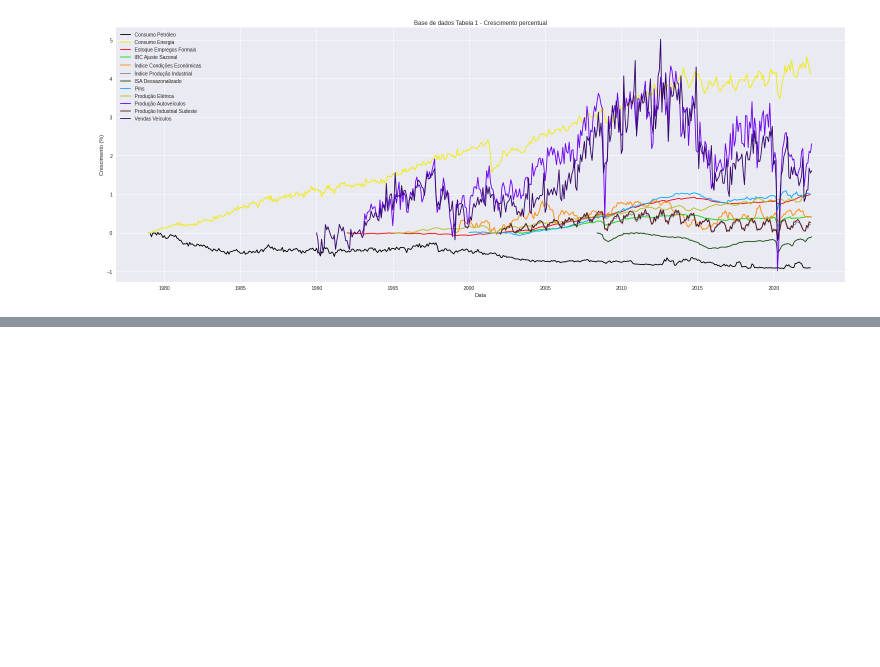
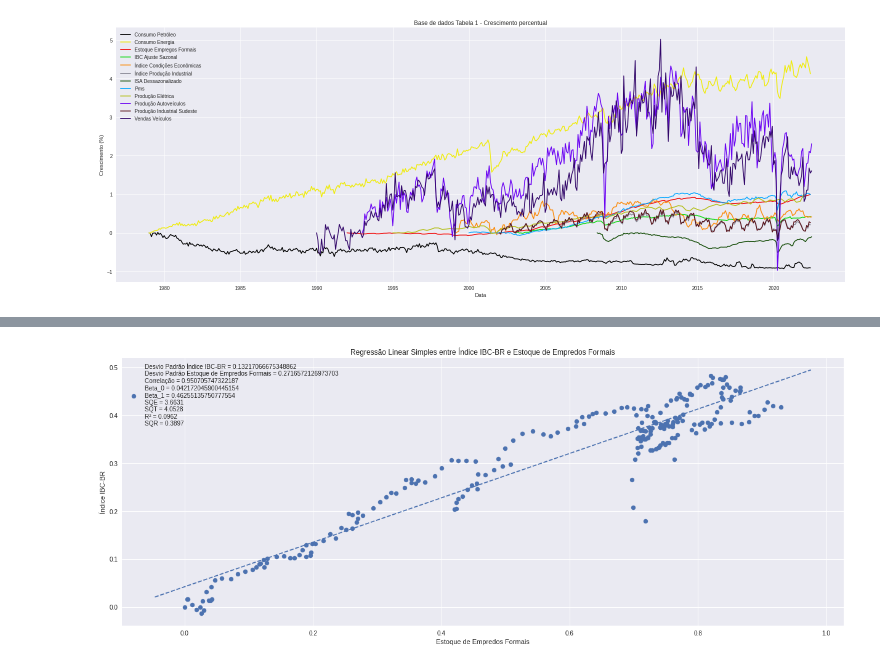
Before and after one commit to bruno-ritter/Regression-model-for-Brazilian-Economic-Index-IBC_BR-, a Jupyter notebook: Modelo_Regressão_Linear_para_o_IBC_BR.ipynb, the cells around one changed output, grey strips where cells are left out. Drawn from its saved outputs; the diff is of its cells as text; code cells hidden in the pictures; blank space fills up the shorter version.

```diff
--- a/Modelo_Regressão_Linear_para_o_IBC_BR.ipynb
+++ b/Modelo_Regressão_Linear_para_o_IBC_BR.ipynb
@@ -132,0 +194,8 @@ plt.show()
+# %%
+# Regressão simples entre o a variação percentual do índice IBC e o estoque de empregos formais
+df = pd.DataFrame().append([ibc_ajuste_sazonal['ibc_ajuste_sazonal'], estoque_empr_formais['estoque_empr_formais']], ignore_index=False).transpose()
+# Selecionando o período a ser analisado
+df = df['2003-01-01':'2022-05-01']
+# Normalizando dos dados com a variação percentual iniciando em 2003-01-01
+df = (df / df.iloc[0]) - 1
+df
@@ -132,0 +217,4 @@ plt.show()
+# %%
+regressao_linear_simples(df['estoque_empr_formais'], df['ibc_ajuste_sazonal'], 'Estoque de Empredos Formais', 'Índice IBC-BR')
+# %% [output]
+[figure, added]
```
Also changed, not shown: parts of 14 cells of this notebook.
